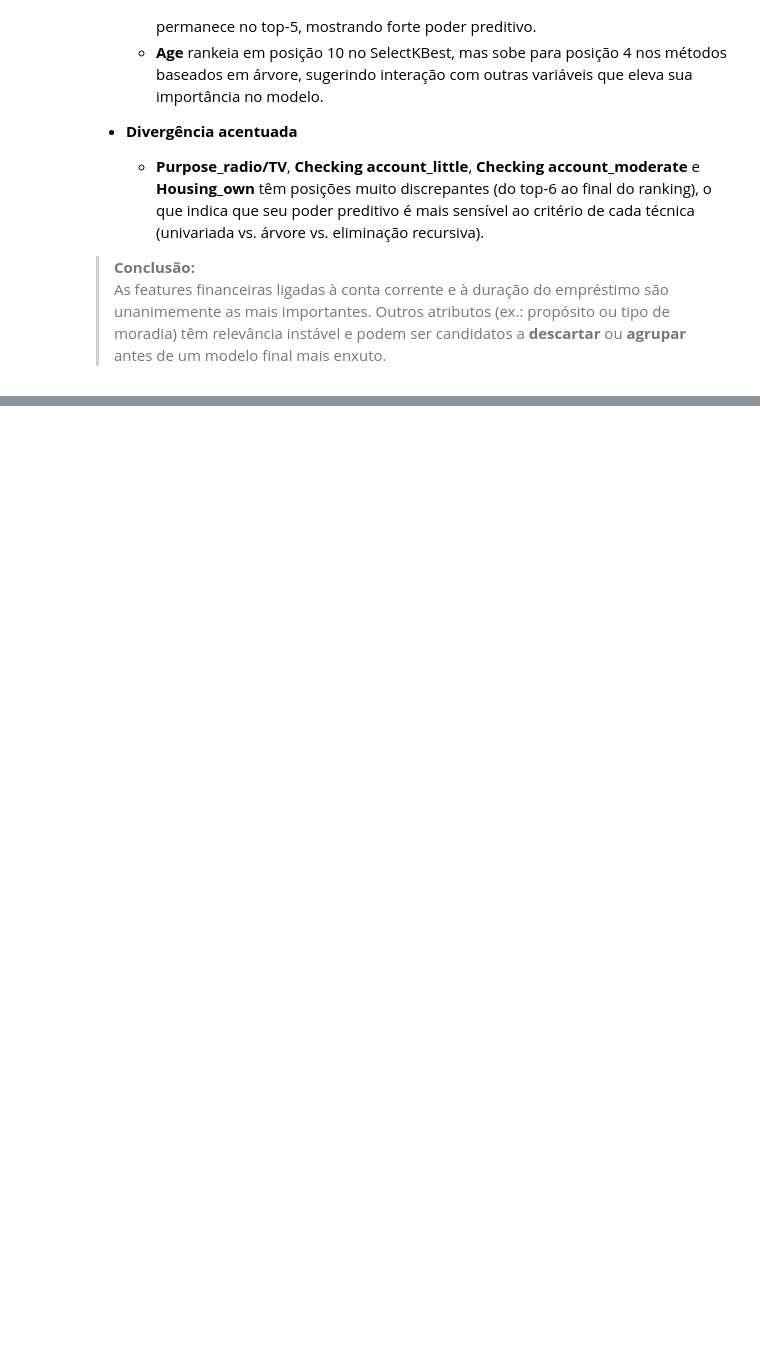
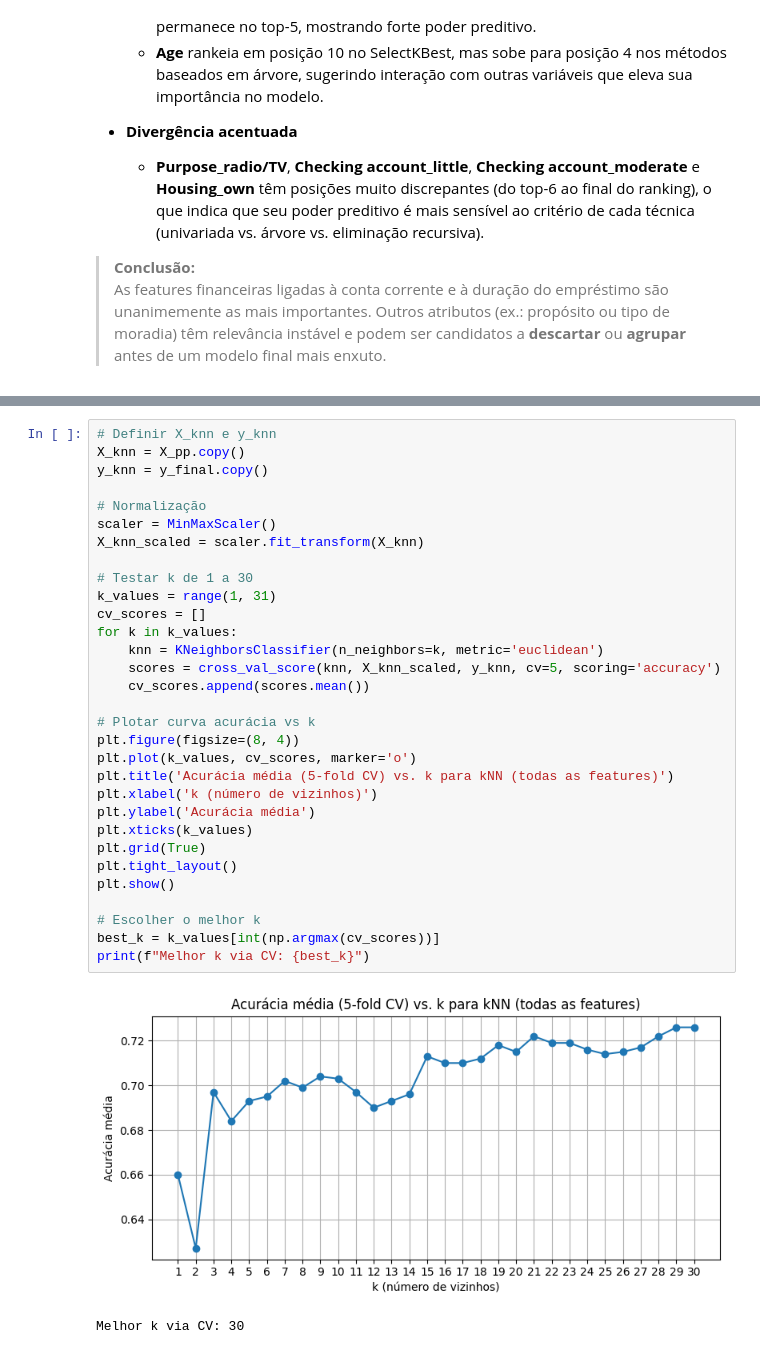
Before and after one commit to gabisoaresm/Aprendizado-Automatico, a Jupyter notebook: T1/trabalho1.ipynb, the cells around one changed output, grey strips where cells are left out. Saved outputs shown, nothing was run; the diff lists cells and outputs as text; blank space fills up the shorter version.

```diff
--- a/T1/trabalho1.ipynb
+++ b/T1/trabalho1.ipynb
@@ -1371,0 +1539,34 @@ display(comp_df.head(10))
+# %%
+# Definir X_knn e y_knn
+X_knn = X_pp.copy()
+y_knn = y_final.copy()
+
+# Normalização
+scaler = MinMaxScaler()
+X_knn_scaled = scaler.fit_transform(X_knn)
+
+# Testar k de 1 a 30
+k_values = range(1, 31)
+cv_scores = []
+for k in k_values:
+    knn = KNeighborsClassifier(n_neighbors=k, metric='euclidean')
+    scores = cross_val_score(knn, X_knn_scaled, y_knn, cv=5, scoring='accuracy')
+    cv_scores.append(scores.mean())
+
+# Plotar curva acurácia vs k
+plt.figure(figsize=(8, 4))
+plt.plot(k_values, cv_scores, marker='o')
+plt.title('Acurácia média (5-fold CV) vs. k para kNN (todas as features)')
+plt.xlabel('k (número de vizinhos)')
+plt.ylabel('Acurácia média')
+plt.xticks(k_values)
+plt.grid(True)
+plt.tight_layout()
+plt.show()
+
+# Escolher o melhor k
+best_k = k_values[int(np.argmax(cv_scores))]
+print(f"Melhor k via CV: {best_k}")
+# %% [output]
+[figure, added]
+Melhor k via CV: 30
```
Also changed, not shown: parts of 10 cells of this notebook.
